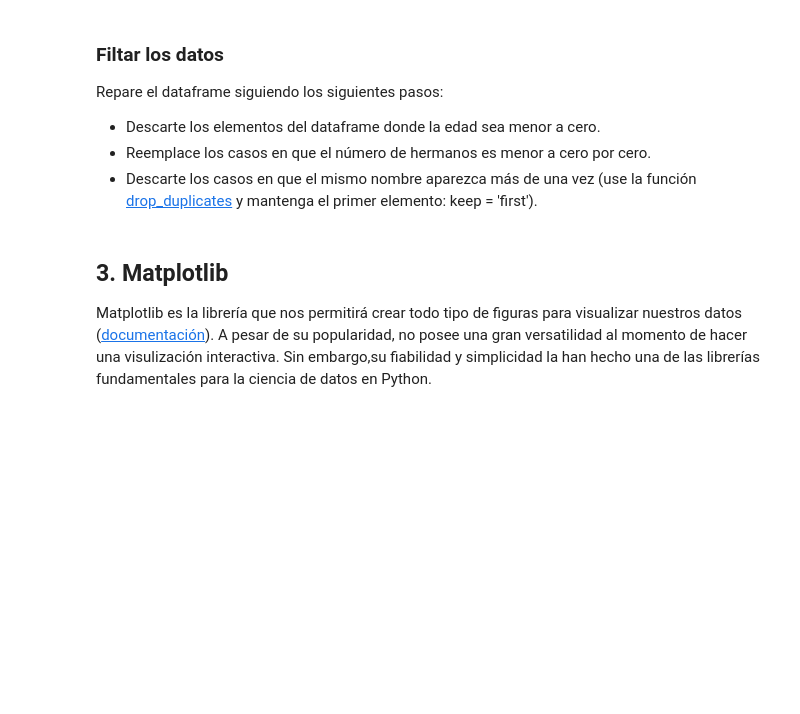
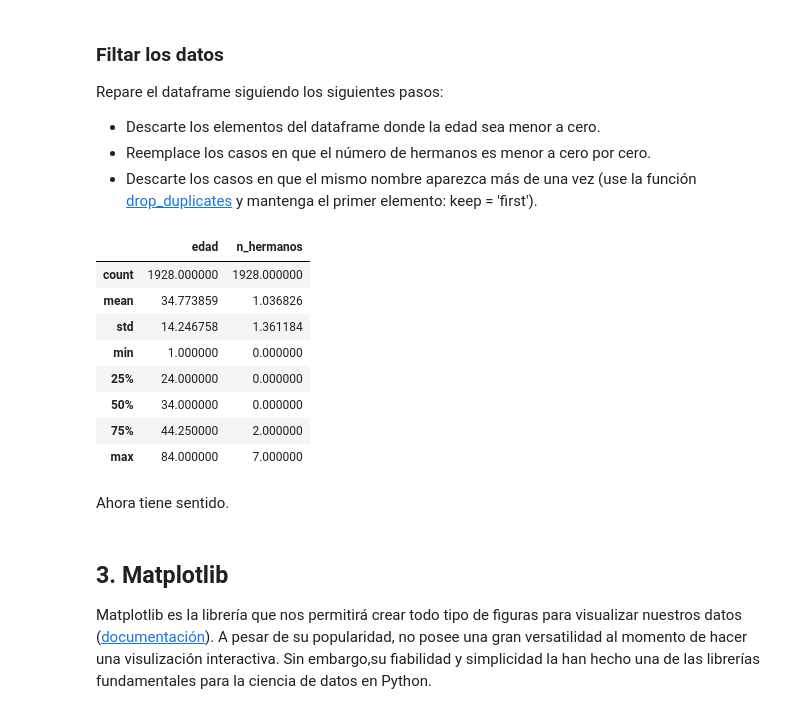
Before and after one commit to carlos-riquelme-c/Tarea-1, a Jupyter notebook: Tarea_1.ipynb, the cells around one changed output. Saved outputs shown, nothing was run; the diff lists cells and outputs as text; code cells hidden in the pictures; blank space fills up the shorter version.

```diff
--- a/Tarea_1.ipynb
+++ b/Tarea_1.ipynb
@@ -238,3 +250,18 @@ df_censo = df_censo.drop_duplicates(subset='nombre', keep='first')
+# %%
+# Comprobar
+df_censo.describe()
+# %% [output]
+|  | edad | n_hermanos |
+| count | 1928.000000 | 1928.000000 |
+| mean | 34.773859 | 1.036826 |
+| std | 14.246758 | 1.361184 |
+| min | 1.000000 | 0.000000 |
+| 25% | 24.000000 | 0.000000 |
+| 50% | 34.000000 | 0.000000 |
+| 75% | 44.250000 | 2.000000 |
+| max | 84.000000 | 7.000000 |
+# %% [markdown]
+Ahora tiene sentido.
 # %% [markdown]
 ## 3. Matplotlib
 
```
Also changed, not shown: parts of 28 cells of this notebook.
